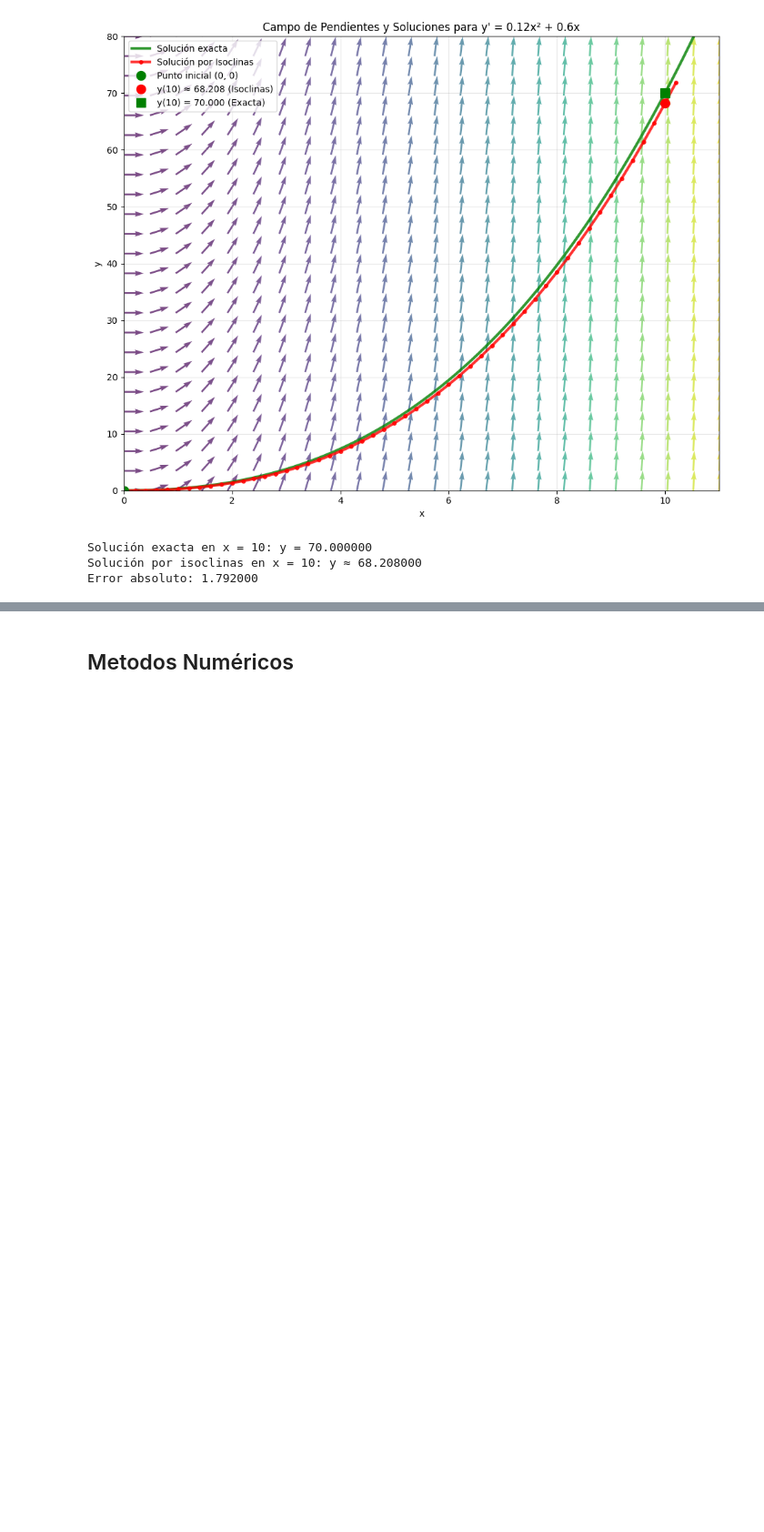
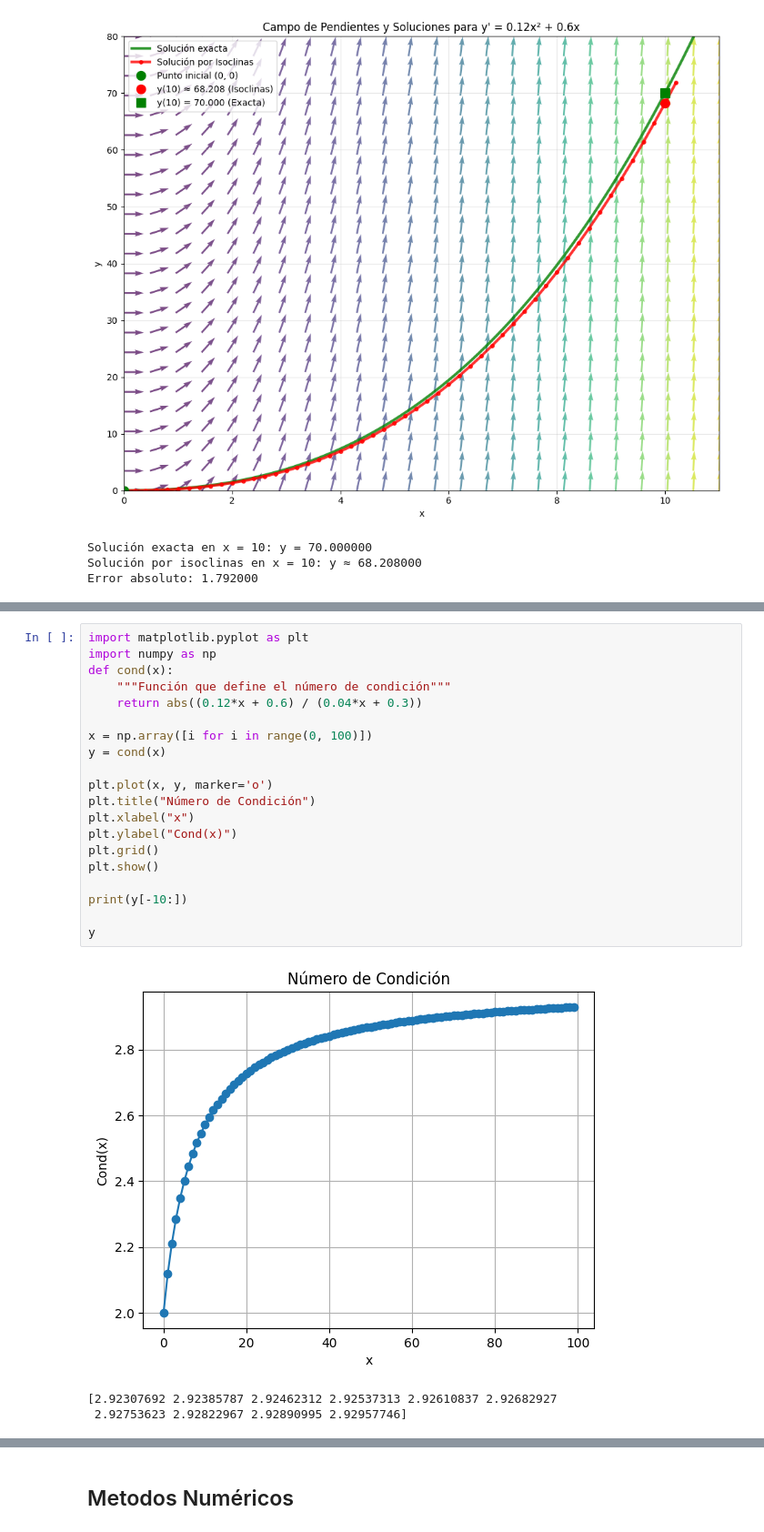
Before and after one commit to andr-migue/ODEs-NumMath-Project, a Jupyter notebook: src/parte_a.ipynb, the cells around one changed output, grey strips where cells are left out. Shown at 91% size. Drawn from its saved outputs; the diff is of its cells as text; blank space fills up the shorter version.

```diff
--- a/src/parte_a.ipynb
+++ b/src/parte_a.ipynb
@@ -65,0 +77,24 @@ Error absoluto: 1.792000
+# %%
+import matplotlib.pyplot as plt
+import numpy as np
+def cond(x):
+    """Función que define el número de condición"""
+    return abs((0.12*x + 0.6) / (0.04*x + 0.3))
+
+x = np.array([i for i in range(0, 100)])
+y = cond(x)
+
+plt.plot(x, y, marker='o')
+plt.title("Número de Condición")
+plt.xlabel("x")
+plt.ylabel("Cond(x)")
+plt.grid()
+plt.show()
+
+print(y[-10:])
+
+y
+# %% [output]
+[figure, added]
+[2.92307692 2.92385787 2.92462312 2.92537313 2.92610837 2.92682927
+ 2.92753623 2.92822967 2.92890995 2.92957746]
```
Also changed, not shown: parts of 3 cells of this notebook.
